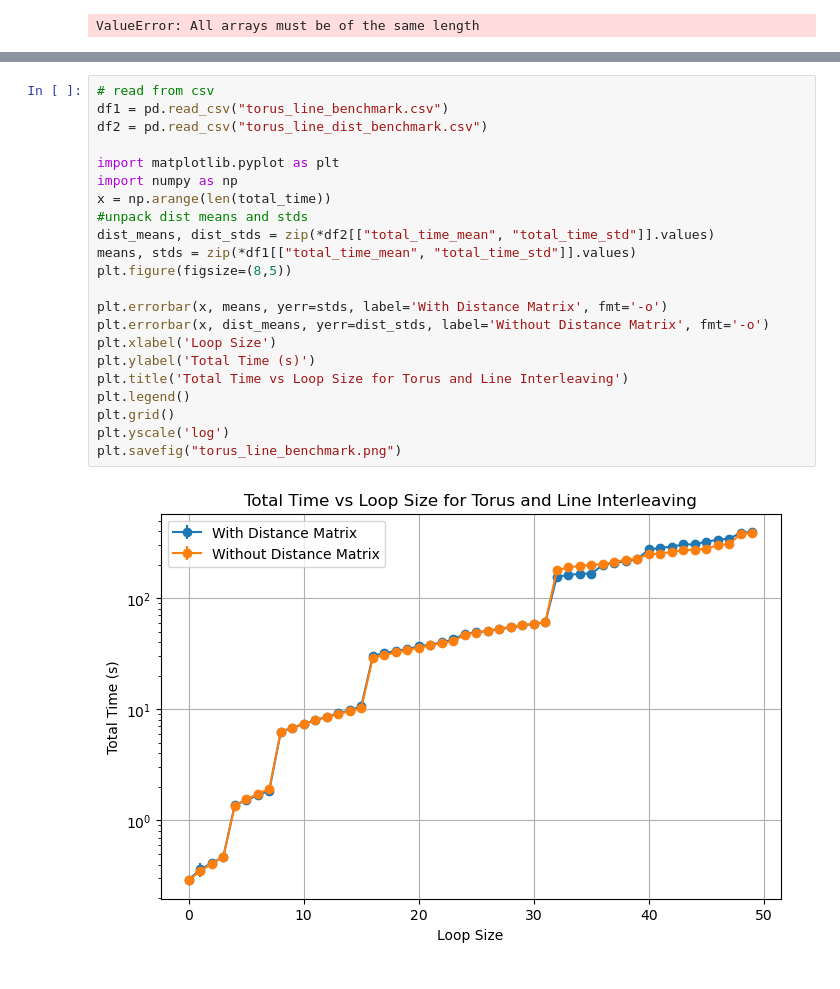
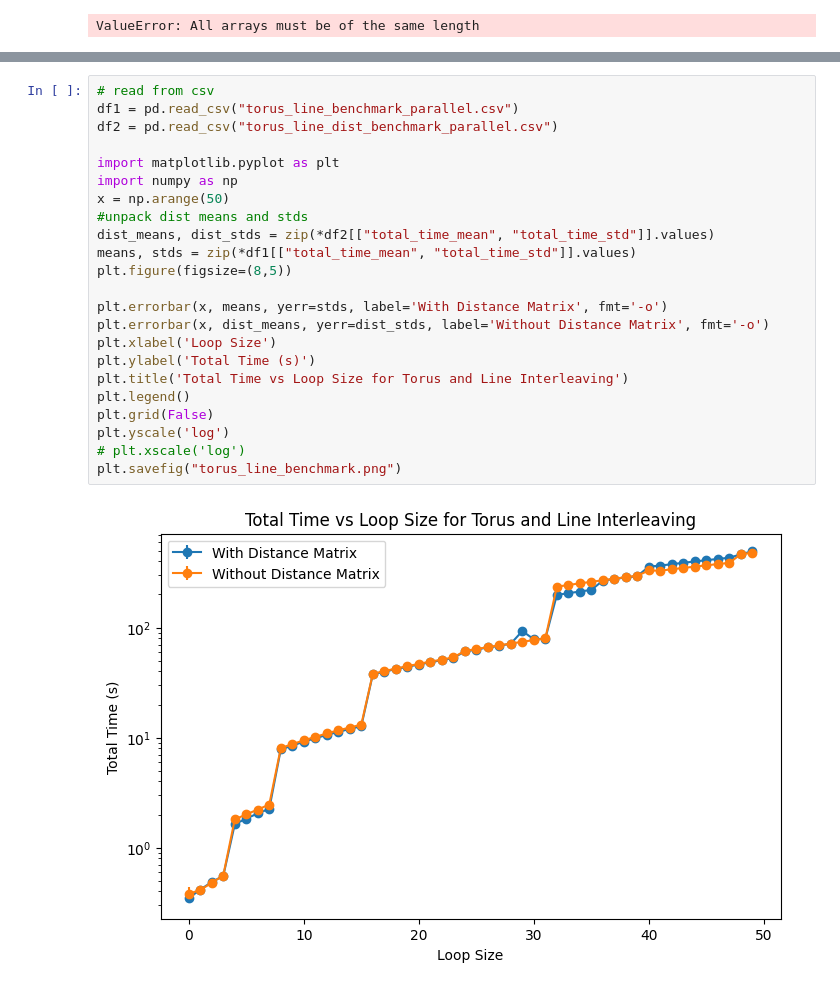
Before and after one commit to ishikaghosh2201/Mapper-Loss-Computation, a Jupyter notebook: torus_line.ipynb, the cells around one changed output, grey strips where cells are left out. Cells and saved outputs as stored; diff of their text form.

```diff
--- a/torus_line.ipynb
+++ b/torus_line.ipynb
@@ -123,24 +111,25 @@ Benchmarking i=50
 # %%
 # read from csv
-df1 = pd.read_csv("torus_line_benchmark.csv")
-df2 = pd.read_csv("torus_line_dist_benchmark.csv")
+df1 = pd.read_csv("torus_line_benchmark_parallel.csv")
+df2 = pd.read_csv("torus_line_dist_benchmark_parallel.csv")
 
 import matplotlib.pyplot as plt
 import numpy as np
-x = np.arange(len(total_time))
+x = np.arange(50)
 #unpack dist means and stds
 dist_means, dist_stds = zip(*df2[["total_time_mean", "total_time_std"]].values)
 means, stds = zip(*df1[["total_time_mean", "total_time_std"]].values)
 plt.figure(figsize=(8,5))
 
 plt.errorbar(x, means, yerr=stds, label='With Distance Matrix', fmt='-o')
 plt.errorbar(x, dist_means, yerr=dist_stds, label='Without Distance Matrix', fmt='-o')
 plt.xlabel('Loop Size')
 plt.ylabel('Total Time (s)')
 plt.title('Total Time vs Loop Size for Torus and Line Interleaving')
 plt.legend()
-plt.grid()
+plt.grid(False)
 plt.yscale('log')
+# plt.xscale('log')
 plt.savefig("torus_line_benchmark.png")
 # %% [output]
-[figure, old version]
+[figure, new version]
```
Also changed, not shown: parts of 8 cells of this notebook, 2 other files.
